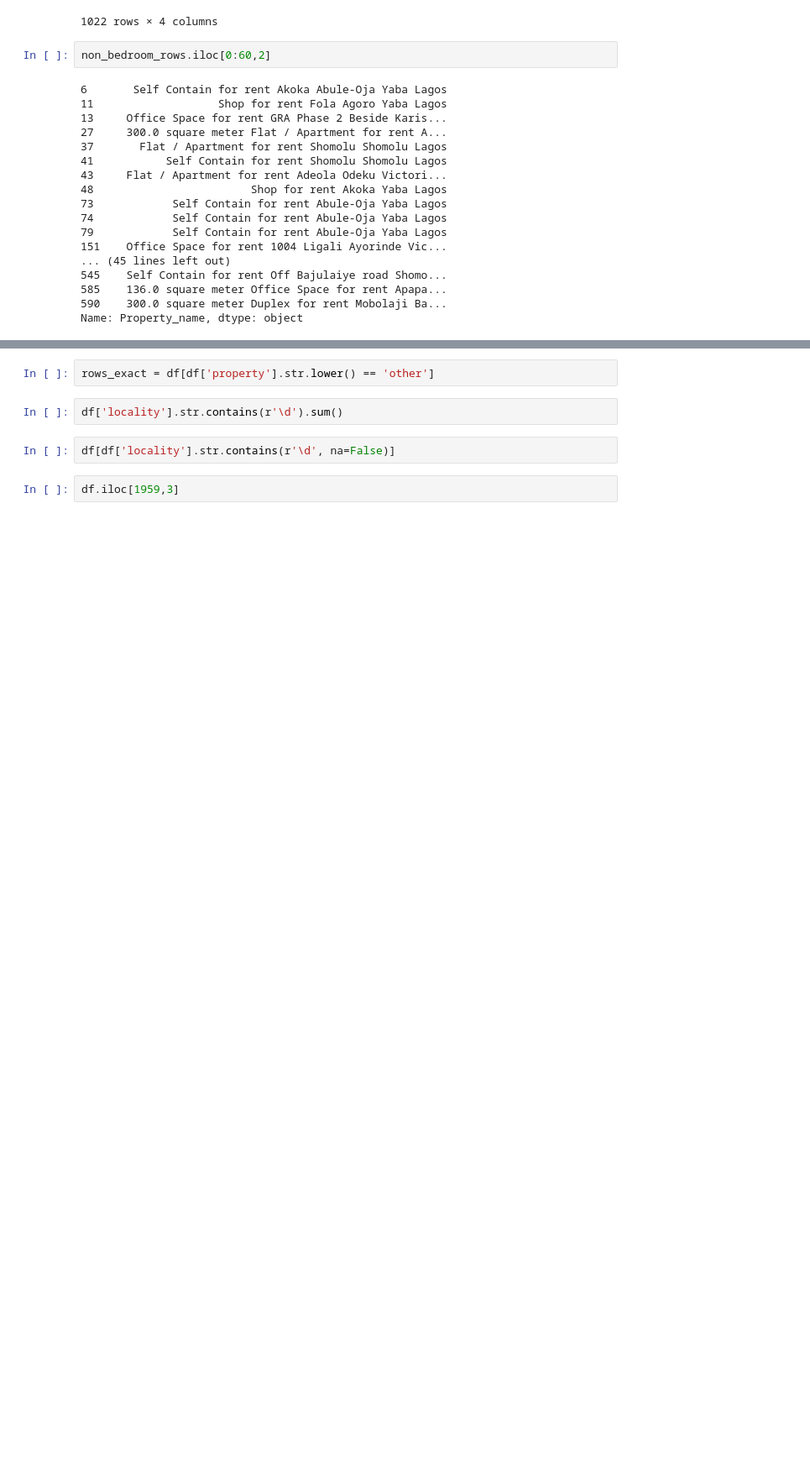
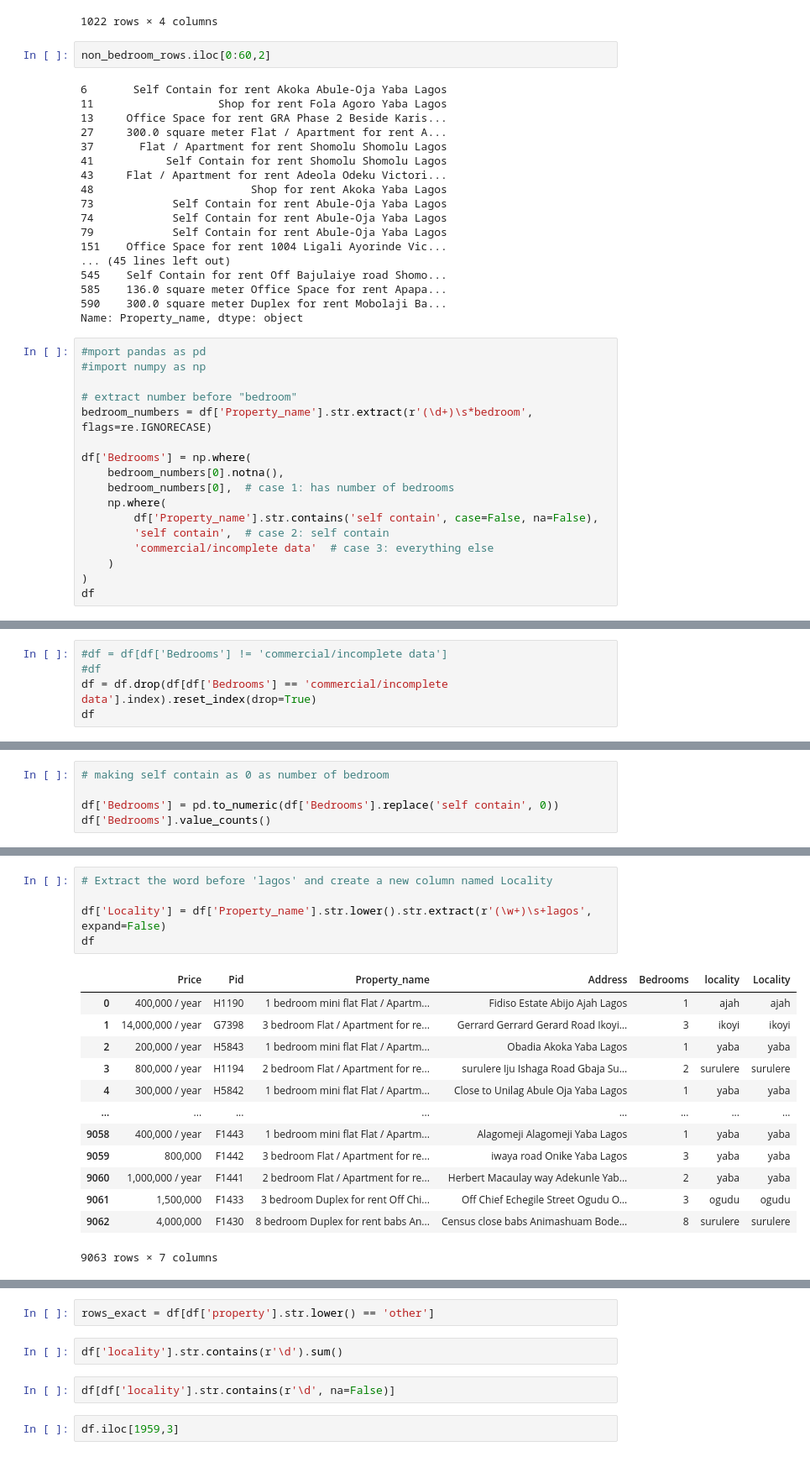
Before and after one commit to DavidOdavid333/lagos-housing-price-prediction-project, a Jupyter notebook: DataCleaningnPreparation.ipynb, the cells around one changed output, grey strips where cells are left out. Shown at 84% size. Saved outputs shown, nothing was run; the diff lists cells and outputs as text; blank space fills up the shorter version.

Commit message:
still cleaning data set

```diff
--- a/DataCleaningnPreparation.ipynb
+++ b/DataCleaningnPreparation.ipynb
@@ -81,3 +86,20 @@ non_bedroom_rows.iloc[0:60,2]
 585    136.0 square meter Office Space for rent Apapa...
 590    300.0 square meter Duplex for rent Mobolaji Ba...
 Name: Property_name, dtype: object
+# %%
+#mport pandas as pd
+#import numpy as np
+
+# extract number before "bedroom"
+bedroom_numbers = df['Property_name'].str.extract(r'(\d+)\s*bedroom', flags=re.IGNORECASE)
+
+df['Bedrooms'] = np.where(
+    bedroom_numbers[0].notna(),
+    bedroom_numbers[0],  # case 1: has number of bedrooms
+    np.where(
+        df['Property_name'].str.contains('self contain', case=False, na=False),
+        'self contain',  # case 2: self contain
+        'commercial/incomplete data'  # case 3: everything else
+    )
+)
+df
@@ -83,0 +176,5 @@ Name: Property_name, dtype: object
+# %%
+#df = df[df['Bedrooms'] != 'commercial/incomplete data']
+#df
+df = df.drop(df[df['Bedrooms'] == 'commercial/incomplete data'].index).reset_index(drop=True)
+df
@@ -83,0 +211,5 @@ Name: Property_name, dtype: object
+# %%
+# making self contain as 0 as number of bedroom
+
+df['Bedrooms'] = pd.to_numeric(df['Bedrooms'].replace('self contain', 0))
+df['Bedrooms'].value_counts()
@@ -83,0 +232,19 @@ Name: Property_name, dtype: object
+# %%
+# Extract the word before 'lagos' and create a new column named Locality
+
+df['Locality'] = df['Property_name'].str.lower().str.extract(r'(\w+)\s+lagos', expand=False)
+df
+# %% [output]
+|  | Price | Pid | Property_name | Address | Bedrooms | locality | Locality |
+| 0 | 400,000 / year | H1190 | 1 bedroom mini flat Flat / Apartm... | Fidiso Estate Abijo Ajah Lagos | 1 | ajah | ajah |
+| 1 | 14,000,000 / year | G7398 | 3 bedroom Flat / Apartment for re... | Gerrard Gerrard Gerard Road Ikoyi... | 3 | ikoyi | ikoyi |
+| 2 | 200,000 / year | H5843 | 1 bedroom mini flat Flat / Apartm... | Obadia Akoka Yaba Lagos | 1 | yaba | yaba |
+| 3 | 800,000 / year | H1194 | 2 bedroom Flat / Apartment for re... | surulere Iju Ishaga Road Gbaja Su... | 2 | surulere | surulere |
+| 4 | 300,000 / year | H5842 | 1 bedroom mini flat Flat / Apartm... | Close to Unilag Abule Oja Yaba Lagos | 1 | yaba | yaba |
+| ... | ... | ... | ... | ... | ... | ... | ... |
+| 9058 | 400,000 / year | F1443 | 1 bedroom mini flat Flat / Apartm... | Alagomeji Alagomeji Yaba Lagos | 1 | yaba | yaba |
+| 9059 | 800,000 | F1442 | 3 bedroom Flat / Apartment for re... | iwaya road Onike Yaba Lagos | 3 | yaba | yaba |
+| 9060 | 1,000,000 / year | F1441 | 2 bedroom Flat / Apartment for re... | Herbert Macaulay way Adekunle Yab... | 2 | yaba | yaba |
+| 9061 | 1,500,000 | F1433 | 3 bedroom Duplex for rent Off Chi... | Off Chief Echegile Street Ogudu O... | 3 | ogudu | ogudu |
+| 9062 | 4,000,000 | F1430 | 8 bedroom Duplex for rent babs An... | Census close babs Animashuam Bode... | 8 | surulere | surulere |
+9063 rows × 7 columns
```
Also changed, not shown: parts of 47 cells of this notebook.
